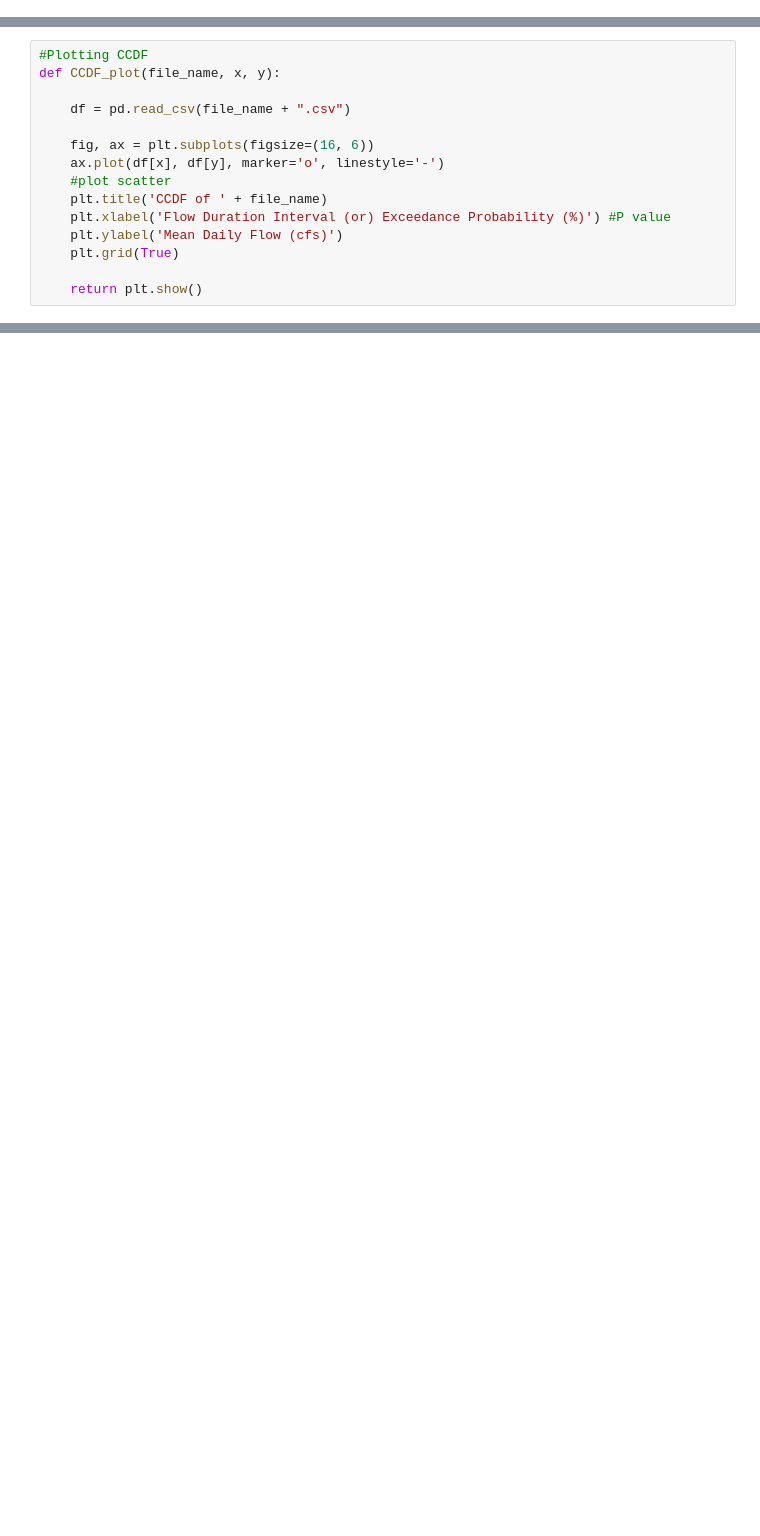
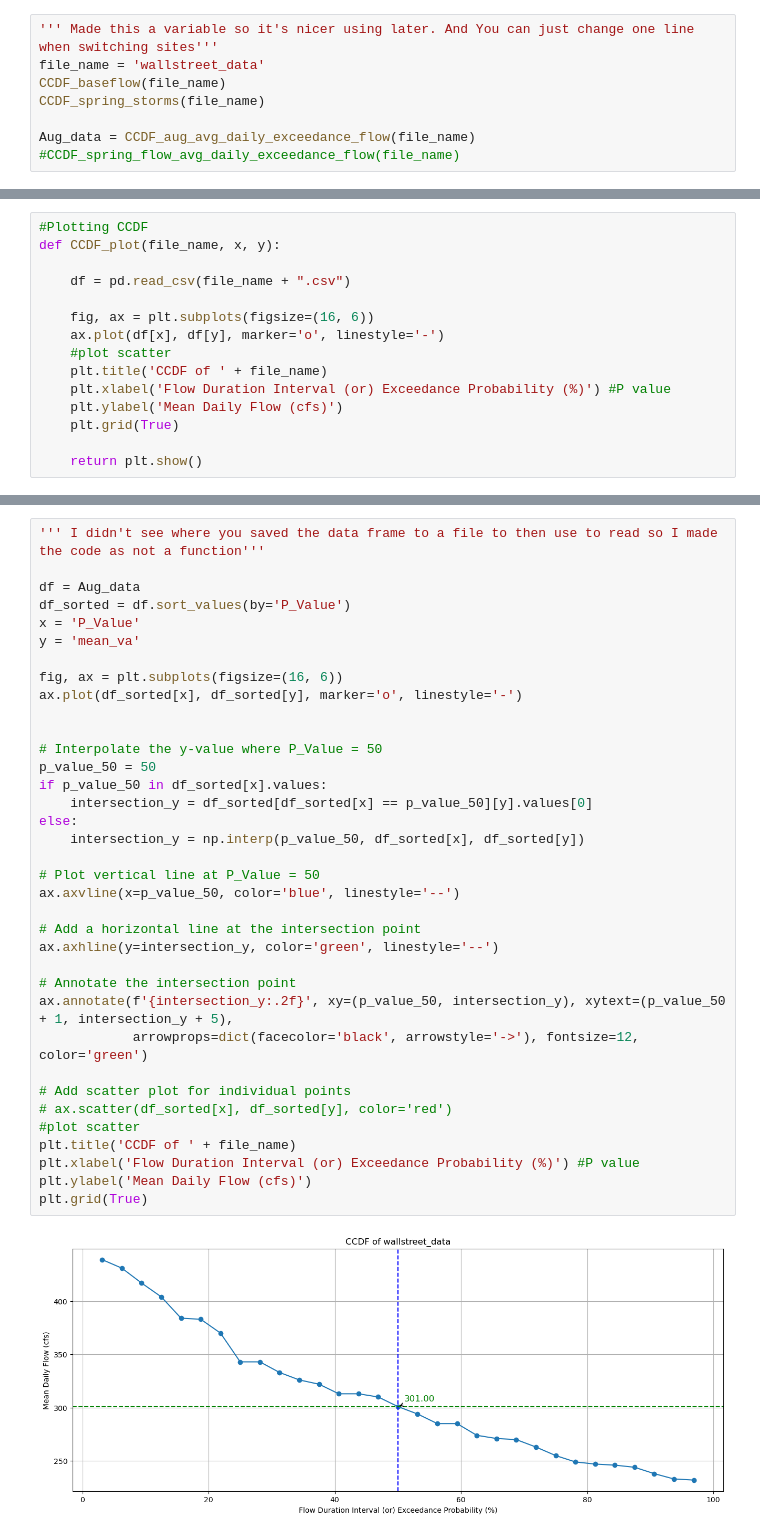
Before and after one commit to shinapatel/Recalculating_Flow_CCDFs, a Jupyter notebook: CCDFs.ipynb, the cells around one changed output, grey strips where cells are left out. Cells and saved outputs as stored; diff of their text form; blank space fills up the shorter version.

Commit message:
Modifications to test Wallstreet historic data

```diff
--- a/CCDFs.ipynb
+++ b/CCDFs.ipynb
@@ -135,0 +135,8 @@ ValueError: Cannot set a DataFrame with multiple columns to the single column ra
+# %%
+''' Made this a variable so it's nicer using later. And You can just change one line when switching sites'''
+file_name = 'wallstreet_data'
+CCDF_baseflow(file_name)
+CCDF_spring_storms(file_name)
+
+Aug_data = CCDF_aug_avg_daily_exceedance_flow(file_name)
+#CCDF_spring_flow_avg_daily_exceedance_flow(file_name)
@@ -150,0 +184,38 @@ def CCDF_plot(file_name, x, y):
+# %%
+''' I didn't see where you saved the data frame to a file to then use to read so I made the code as not a function'''
+
+df = Aug_data
+df_sorted = df.sort_values(by='P_Value')
+x = 'P_Value'
+y = 'mean_va'
+
+fig, ax = plt.subplots(figsize=(16, 6))
+ax.plot(df_sorted[x], df_sorted[y], marker='o', linestyle='-')
+
+
+# Interpolate the y-value where P_Value = 50
+p_value_50 = 50
+if p_value_50 in df_sorted[x].values:
+    intersection_y = df_sorted[df_sorted[x] == p_value_50][y].values[0]
+else:
+    intersection_y = np.interp(p_value_50, df_sorted[x], df_sorted[y])
+
+# Plot vertical line at P_Value = 50
+ax.axvline(x=p_value_50, color='blue', linestyle='--')
+
+# Add a horizontal line at the intersection point
+ax.axhline(y=intersection_y, color='green', linestyle='--')
+
+# Annotate the intersection point
+ax.annotate(f'{intersection_y:.2f}', xy=(p_value_50, intersection_y), xytext=(p_value_50 + 1, intersection_y + 5),
+            arrowprops=dict(facecolor='black', arrowstyle='->'), fontsize=12, color='green')
+
+# Add scatter plot for individual points
+# ax.scatter(df_sorted[x], df_sorted[y], color='red')
+#plot scatter
+plt.title('CCDF of ' + file_name)
+plt.xlabel('Flow Duration Interval (or) Exceedance Probability (%)') #P value
+plt.ylabel('Mean Daily Flow (cfs)')
+plt.grid(True)
+# %% [output]
+[figure, added]
```
Also changed, not shown: parts of 5 cells of this notebook.
